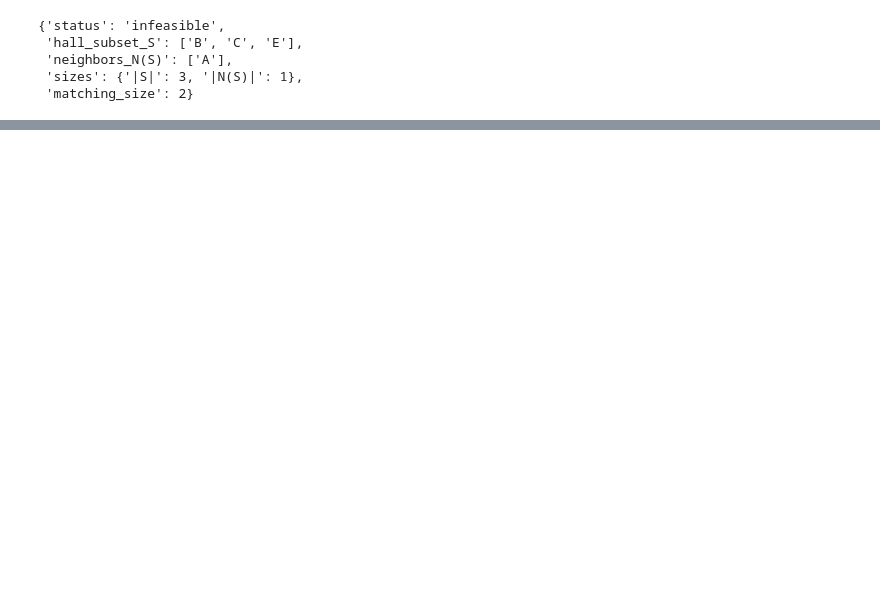
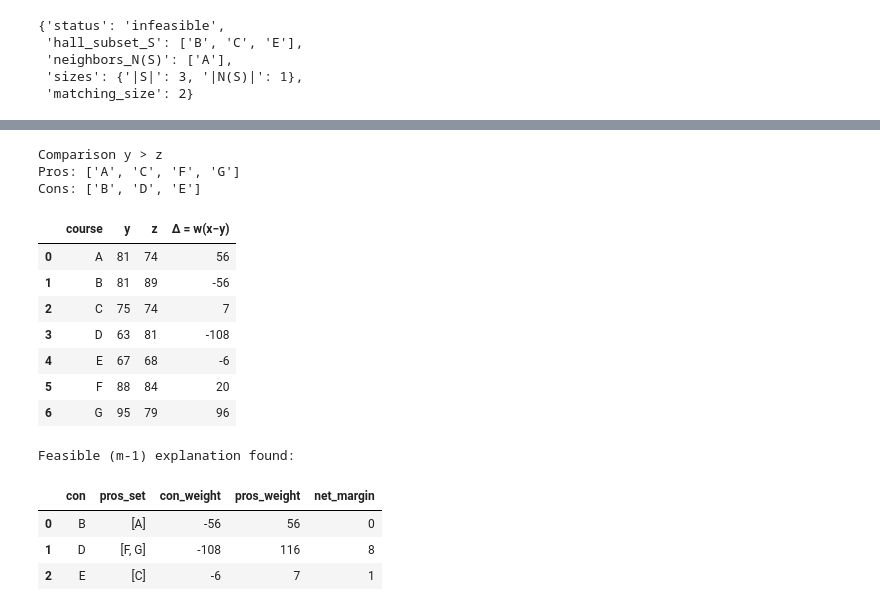
Before and after one commit to britofelipe/projet-sdp, a Jupyter notebook: main.ipynb, the cells around one changed output, grey strips where cells are left out. Drawn from its saved outputs; the diff is of its cells as text; code cells hidden in the pictures; blank space fills up the shorter version.

```diff
--- a/main.ipynb
+++ b/main.ipynb
@@ -632,0 +1045,44 @@ cert_ww
+# %%
+# 1. Compute Deltas for y vs z
+delta_yz, pros_yz, cons_yz, _, df_yz = compute_deltas("y", "z", df_scores, weights)
+
+print(f"Comparison y > z")
+print(f"Pros: {pros_yz}")
+print(f"Cons: {cons_yz}")
+display(df_yz[["course", "y", "z", "Δ = w(x−y)"]])
+# 2. Run the (m-1) Solver
+sol_yz = solve_explanation_m_1_lp(delta_yz, pros_yz, cons_yz)
+
+# 3. Output
+if sol_yz["status"] == "feasible":
+    print("\nFeasible (m-1) explanation found:")
+    df_res = pd.DataFrame(sol_yz["explanation"])
+    cols = ["con", "pros_set", "con_weight", "pros_weight", "net_margin"]
+    display(df_res[cols])
+else:
+    print("\nResult: NO (m-1) explanation exists.")
+    print(f"Solver Message: {sol_yz['message']}")
+
+    # Detailed check for the user
+    sum_pros = sum(delta_yz[p] for p in pros_yz)
+    sum_cons = sum(abs(delta_yz[c]) for c in cons_yz)
+    print("\n--- Certificate Stats ---")
+    print(f"Total Pro Capacity: {sum_pros}")
+    print(f"Total Con Load:     {sum_cons}")
+# %% [output]
+Comparison y > z
+Pros: ['A', 'C', 'F', 'G']
+Cons: ['B', 'D', 'E']
+|  | course | y | z | Δ = w(x−y) |
+| 0 | A | 81 | 74 | 56 |
+| 1 | B | 81 | 89 | -56 |
+| 2 | C | 75 | 74 | 7 |
+| 3 | D | 63 | 81 | -108 |
+| 4 | E | 67 | 68 | -6 |
+| 5 | F | 88 | 84 | 20 |
+| 6 | G | 95 | 79 | 96 |
+Feasible (m-1) explanation found:
+|  | con | pros_set | con_weight | pros_weight | net_margin |
+| 0 | B | [A] | -56 | 56 | 0 |
+| 1 | D | [F, G] | -108 | 116 | 8 |
+| 2 | E | [C] | -6 | 7 | 1 |
```
Also changed, not shown: parts of 32 cells of this notebook.
